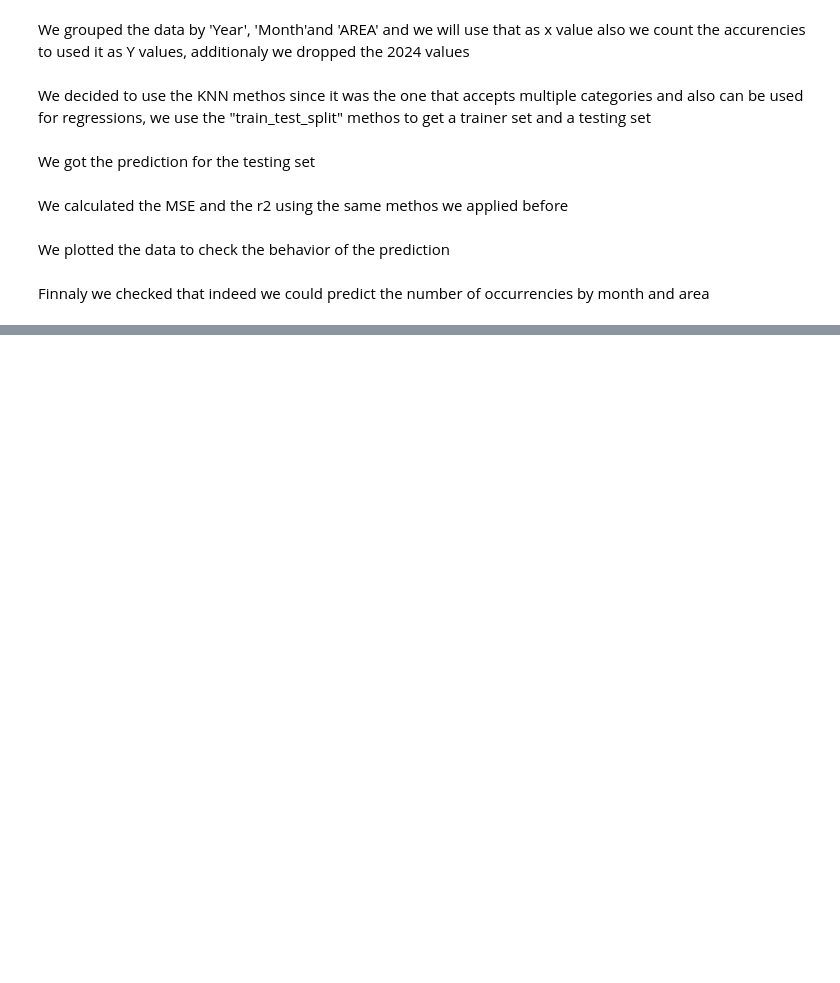
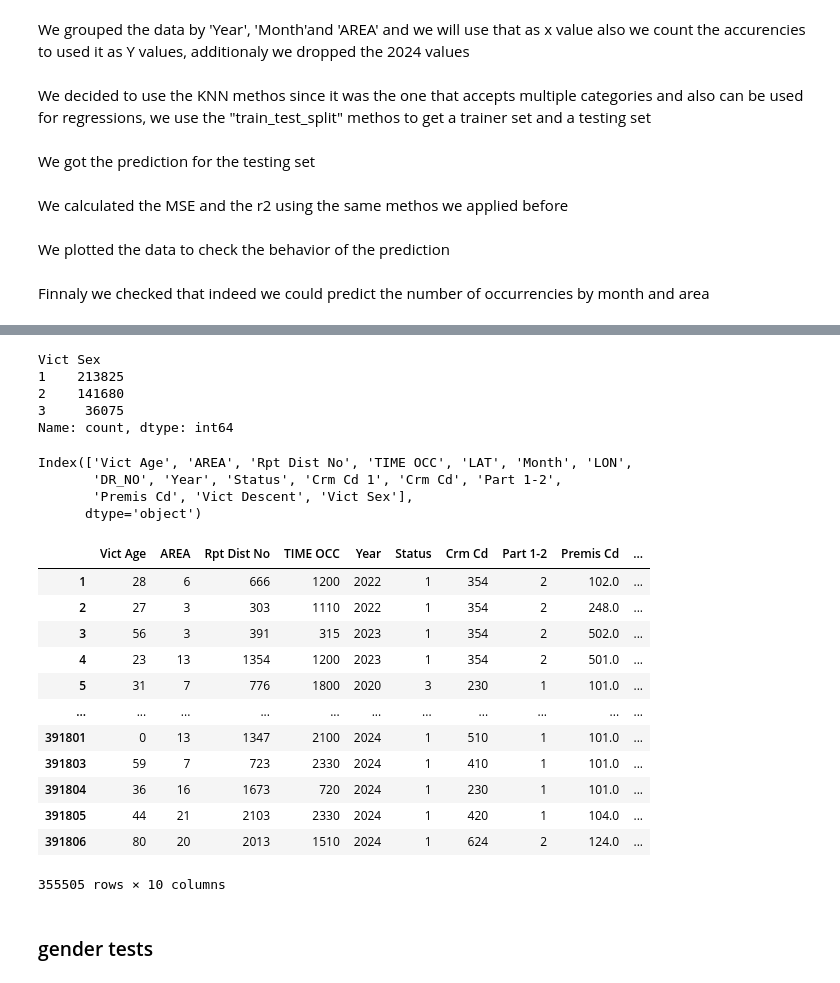
Before and after one commit to kavioleta08/Actividad2, a Jupyter notebook: bigBook.ipynb, the cells around one changed output, grey strips where cells are left out. Drawn from its saved outputs; the diff is of its cells as text; code cells hidden in the pictures; blank space fills up the shorter version.

```diff
--- a/bigBook.ipynb
+++ b/bigBook.ipynb
@@ -519,0 +551,34 @@ Finnaly we checked that indeed we could predict the number of occurrencies by mo
+# %%
+cl_data['Vict Sex'].value_counts()
+# %% [output]
+Vict Sex
+1    213825
+2    141680
+3     36075
+Name: count, dtype: int64
+# %%
+cl_data.corr(numeric_only=True)['Vict Sex'].sort_values().index
+# %% [output]
+Index(['Vict Age', 'AREA', 'Rpt Dist No', 'TIME OCC', 'LAT', 'Month', 'LON',
+       'DR_NO', 'Year', 'Status', 'Crm Cd 1', 'Crm Cd', 'Part 1-2',
+       'Premis Cd', 'Vict Descent', 'Vict Sex'],
+      dtype='object')
+# %%
+cl_data[cl_data['Vict Sex']!= 3][['Vict Age', 'AREA', 'Rpt Dist No', 'TIME OCC', 'Year', 'Status', 'Crm Cd', 'Part 1-2',
+       'Premis Cd', 'Vict Descent']]
+# %% [output]
+|  | Vict Age | AREA | Rpt Dist No | TIME OCC | Year | Status | Crm Cd | Part 1-2 | Premis Cd | ... |
+| 1 | 28 | 6 | 666 | 1200 | 2022 | 1 | 354 | 2 | 102.0 | ... |
+| 2 | 27 | 3 | 303 | 1110 | 2022 | 1 | 354 | 2 | 248.0 | ... |
+| 3 | 56 | 3 | 391 | 315 | 2023 | 1 | 354 | 2 | 502.0 | ... |
+| 4 | 23 | 13 | 1354 | 1200 | 2023 | 1 | 354 | 2 | 501.0 | ... |
+| 5 | 31 | 7 | 776 | 1800 | 2020 | 3 | 230 | 1 | 101.0 | ... |
+| ... | ... | ... | ... | ... | ... | ... | ... | ... | ... | ... |
+| 391801 | 0 | 13 | 1347 | 2100 | 2024 | 1 | 510 | 1 | 101.0 | ... |
+| 391803 | 59 | 7 | 723 | 2330 | 2024 | 1 | 410 | 1 | 101.0 | ... |
+| 391804 | 36 | 16 | 1673 | 720 | 2024 | 1 | 230 | 1 | 101.0 | ... |
+| 391805 | 44 | 21 | 2103 | 2330 | 2024 | 1 | 420 | 1 | 104.0 | ... |
+| 391806 | 80 | 20 | 2013 | 1510 | 2024 | 1 | 624 | 2 | 124.0 | ... |
+355505 rows × 10 columns
+# %% [markdown]
+### gender tests
```
Also changed, not shown: parts of 29 cells of this notebook, 1 other file.
